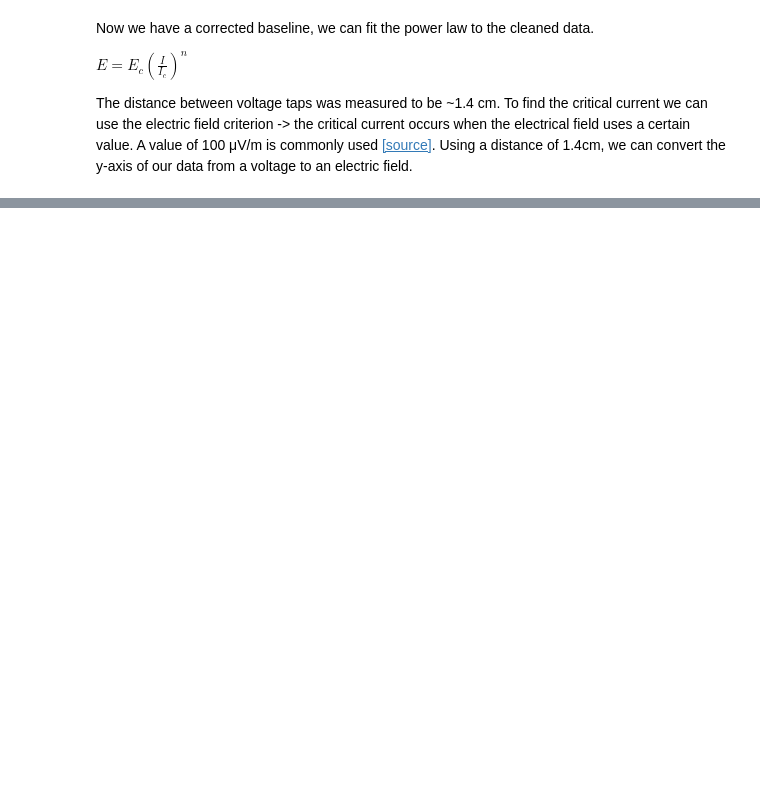
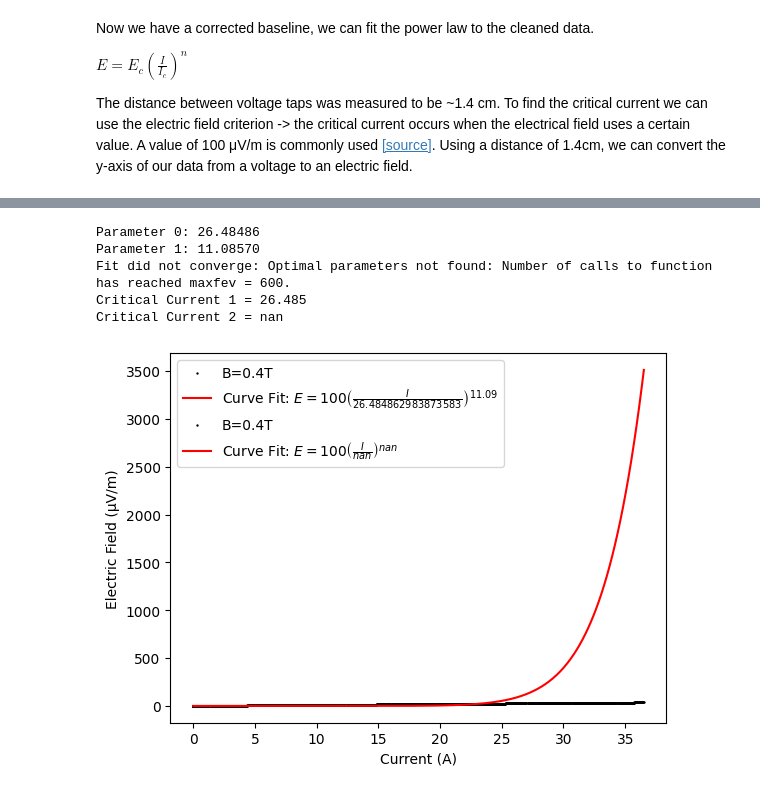
Before and after one commit to rcs19/jrn542_icy_durham, a Jupyter notebook: src/workbook.ipynb, the cells around one changed output, grey strips where cells are left out. Drawn from its saved outputs; the diff is of its cells as text; code cells hidden in the pictures; blank space fills up the shorter version.

```diff
--- a/src/workbook.ipynb
+++ b/src/workbook.ipynb
@@ -272,0 +279,49 @@ Critical Current = 39.638
+# %%
+filename = 'data/theta180/Measurement_5_0.40_Field_180_Angle.csv'
+filename2 = 'data/theta180/Measurement_5_0.50_Field_180_Angle.csv'
+
+def PlotFile(filename):
+    df = pd.read_csv(filename, skiprows=11, names=['current_A','voltage_uV','time_s'], sep='\\s+')
+
+    # Extract metadata from filename
+    filename_split = filename.split("_")
+    angle = float(filename_split[-2])
+    field = float(filename_split[-4])
+
+    # Linear Fitting to half the data
+    half = round(len(df)*0.5) # Finds the row index halfway through the data (usually around I = 18A)
+    slope, intercept = linregress(df[:half]['current_A'], df[:half]['voltage_uV'])[0:2]
+    linear_yvalues = df['current_A']*slope + intercept # The y-values of the linear fit extrapolated to the whole range of data that we will subtract from our data.
+    xdata = df['current_A']
+    ydata = (df['voltage_uV'] - linear_yvalues)/(1.4E-2) # Converting from voltage to electric field (1.4 cm voltage tap distance)
+    x_extended = np.linspace(df['current_A'].min(), df['current_A'].max(), 500)
+    try:
+        I_c, n, popt = power_fitting(xdata, ydata)
+    except:
+        I_c, n, popt = np.nan, np.nan, [np.nan, np.nan, ]
+
+    y_fit = fit_function(x_extended, *popt)
+    ax.scatter(xdata, xdata, label='B=0.4T', s=0.5, c='black')
+    ax.plot(x_extended, y_fit, c='red', label=f'Curve Fit: $E = {E_c} \\left(\\frac{{I}}{{{I_c}}}\\right)^{{{n:.2f}}}$')
+
+# Plotting
+fig, ax = plt.subplots()
+PlotFile(filename)
+PlotFile(filename2)
+# ax.axvline(I_c, ls='--', label=f'I$_c$ = {I_c:.2f} A', lw=1, c='black')
+# ax.axhline(E_c, ls='--', label=f'E$_c$ = {E_c} μV/m', lw=1, c='black')
+ax.set_xlabel('Current (A)')
+ax.set_ylabel('Electric Field (μV/m)')
+# ax.set_title(f'{filename}')
+plt.legend()
+plt.plot()
+
+print(f'Critical Current 1 = {I_c1:.3f}')
+print(f'Critical Current 2 = {I_c2:.3f}')
+# %% [output]
+Parameter 0: 26.48486
+Parameter 1: 11.08570
+Fit did not converge: Optimal parameters not found: Number of calls to function has reached maxfev = 600.
+Critical Current 1 = 26.485
+Critical Current 2 = nan
+[figure, added]
```
Also changed, not shown: parts of 4 cells of this notebook.
